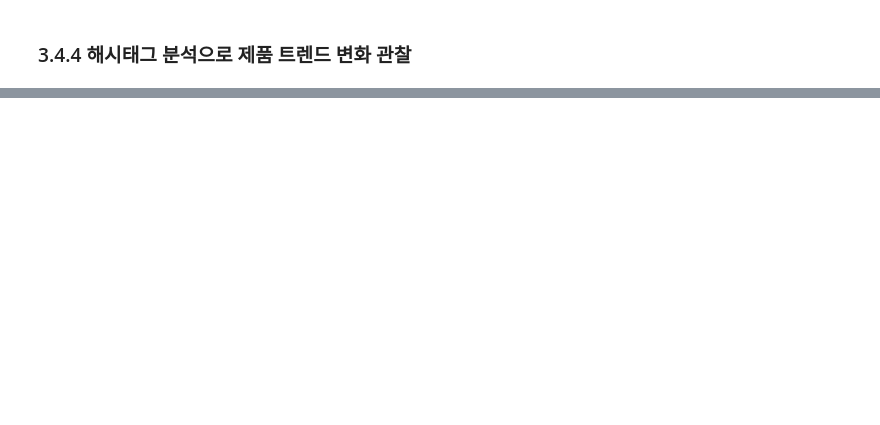
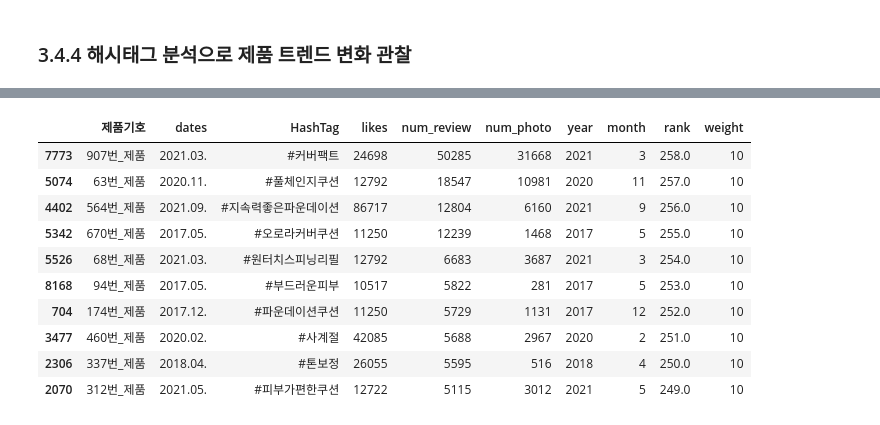
Before and after one commit to semin-pk/DataAnalysisPython, a Jupyter notebook: 3장/chapter03-3.ipynb, the cells around one changed output, grey strips where cells are left out. Cells and saved outputs as stored; diff of their text form; code cells hidden in the pictures; blank space fills up the shorter version.

```diff
--- a/3장/chapter03-3.ipynb
+++ b/3장/chapter03-3.ipynb
@@ -146,0 +179,9 @@ df_bsc_rslt.to_excel(basic_info_path+'basic_info_result.xlsx')
+# %%
+likes_rank = df_bsc_rslt['likes'].rank(method='dense')
+review_rank = df_bsc_rslt['num_review'].rank(method='dense')
+photo_rank = df_bsc_rslt['num_photo'].rank(method='dense')
+
+rank = likes_rank + review_rank + photo_rank
+
+df_bsc_rslt['rank'] = review_rank
+df_bsc_rslt.sample(2)
@@ -146,0 +201,16 @@ df_bsc_rslt.to_excel(basic_info_path+'basic_info_result.xlsx')
+# %%
+df_bsc_rslt['weight'] = df_bsc_rslt['weight'].astype('int')
+df_tag_2019 = df_bsc_rslt[df_bsc_rslt['year']==2019]
+df_tag_2020 = df_bsc_rslt[df_bsc_rslt['year']==2020]
+df_tag_2021 = df_bsc_rslt[df_bsc_rslt['year']==2021]
+
+tag_2019 = list(df_tag_2019['HashTag']*df_tag_2019['weight'])
+tag_2019 = ''.join(tag_2019).split("#")
+
+tag_2020 = list(df_tag_2020['HashTag']*df_tag_2020['weight'])
+tag_2020 = "".join(tag_2020).split('#')
+
+tag_2021 = list(df_tag_2021['HashTag']*df_tag_2021['weight'])
+tag_2021 = "".join(tag_2021).split('#')
+
+tag_2019[-3:]
@@ -146,0 +294,14 @@ df_bsc_rslt.to_excel(basic_info_path+'basic_info_result.xlsx')
+# %%
+df_bsc_rslt.sort_values(by='rank', ascending=False).drop_duplicates(subset='제품기호')[:10]
+# %% [output]
+|  | 제품기호 | dates | HashTag | likes | num_review | num_photo | year | month | rank | weight |
+| 7773 | 907번_제품 | 2021.03. | #커버팩트 | 24698 | 50285 | 31668 | 2021 | 3 | 258.0 | 10 |
+| 5074 | 63번_제품 | 2020.11. | #풀체인지쿠션 | 12792 | 18547 | 10981 | 2020 | 11 | 257.0 | 10 |
+| 4402 | 564번_제품 | 2021.09. | #지속력좋은파운데이션 | 86717 | 12804 | 6160 | 2021 | 9 | 256.0 | 10 |
+| 5342 | 670번_제품 | 2017.05. | #오로라커버쿠션 | 11250 | 12239 | 1468 | 2017 | 5 | 255.0 | 10 |
+| 5526 | 68번_제품 | 2021.03. | #원터치스피닝리필 | 12792 | 6683 | 3687 | 2021 | 3 | 254.0 | 10 |
+| 8168 | 94번_제품 | 2017.05. | #부드러운피부 | 10517 | 5822 | 281 | 2017 | 5 | 253.0 | 10 |
+| 704 | 174번_제품 | 2017.12. | #파운데이션쿠션 | 11250 | 5729 | 1131 | 2017 | 12 | 252.0 | 10 |
+| 3477 | 460번_제품 | 2020.02. | #사계절 | 42085 | 5688 | 2967 | 2020 | 2 | 251.0 | 10 |
+| 2306 | 337번_제품 | 2018.04. | #톤보정 | 26055 | 5595 | 516 | 2018 | 4 | 250.0 | 10 |
+| 2070 | 312번_제품 | 2021.05. | #피부가편한쿠션 | 12722 | 5115 | 3012 | 2021 | 5 | 249.0 | 10 |
```
Also changed, not shown: parts of 12 cells of this notebook.
